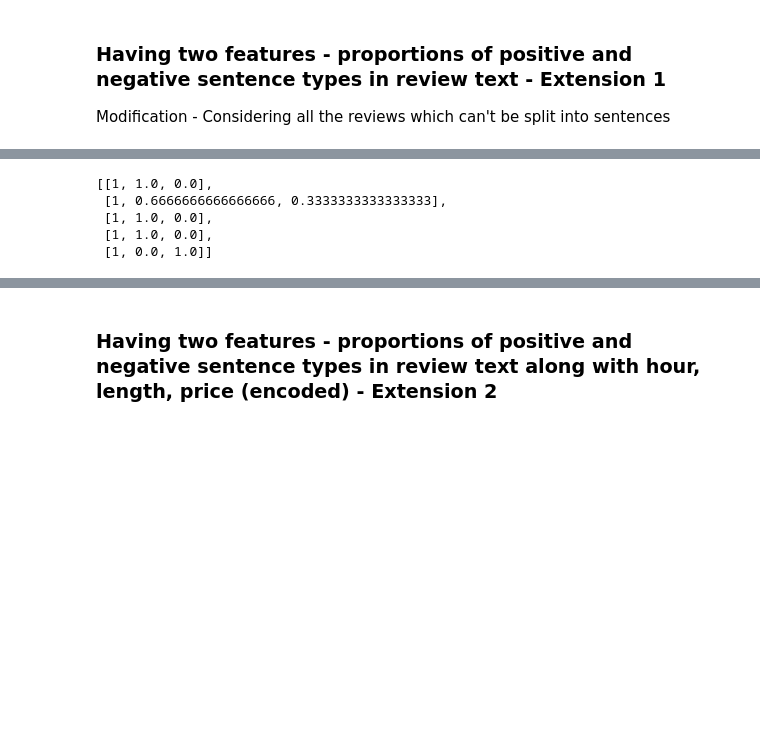
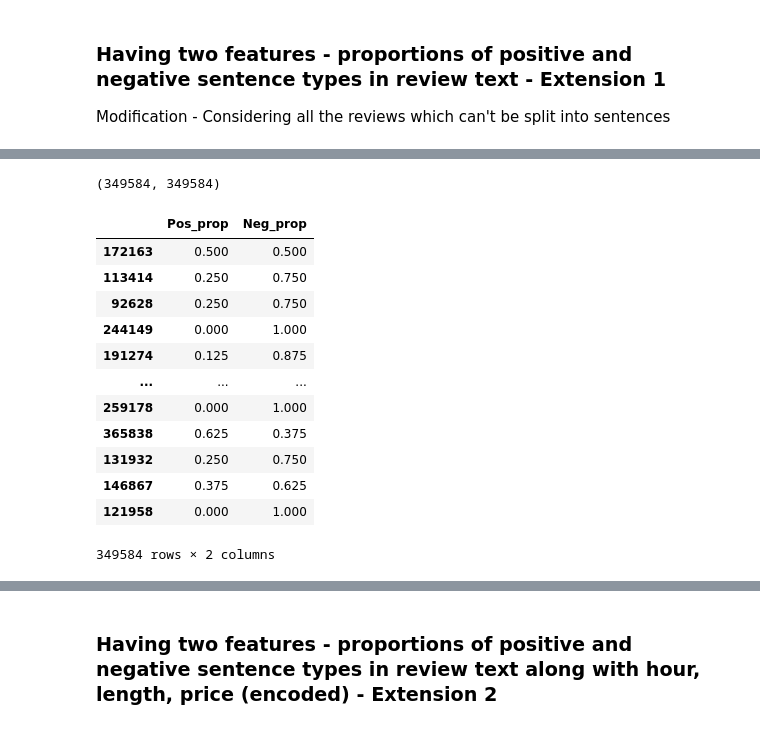
Before and after one commit to NunNunIT/IE212.O11.Group7, a Jupyter notebook: models/model.ipynb, the cells around one changed output, grey strips where cells are left out. Cells and saved outputs as stored; diff of their text form; code cells hidden in the pictures; blank space fills up the shorter version.

Commit message:
Update model & model component

```diff
--- a/models/model.ipynb
+++ b/models/model.ipynb
@@ -344,3 +269,7 @@ len(tr_03), len(va_03), len(te_03)
+# %%
+from sklearn.model_selection import train_test_split
+
+X_train, X_test, y_train, y_test = train_test_split(joined_df, joined_df["rating"], test_size=0.1, random_state=42)
 # %% [markdown]
 ### Having two features - proportions of positive and negative sentence types in review text -> rating - This is the first model in model-03.ipynb
 Ignoring the reviews which can't be split into sentences.
@@ -430,0 +279,6 @@ len(X), len(y)
+# %%
+selected_columns = ["Pos_prop", "Neg_prop"]
+X = X_train[selected_columns].copy()
+y = y_train
+X_te = X_test[selected_columns].copy()
+y_test
@@ -431,11 +298,23 @@ len(X), len(y)
+# %%
+len(X), len(y)
+# %% [output]
+(349584, 349584)
 # %%
-X[:5]
+X
 # %% [output]
+|  | Pos_prop | Neg_prop |
+| 172163 | 0.500 | 0.500 |
+| 113414 | 0.250 | 0.750 |
+| 92628 | 0.250 | 0.750 |
+| 244149 | 0.000 | 1.000 |
+| 191274 | 0.125 | 0.875 |
+| ... | ... | ... |
+| 259178 | 0.000 | 1.000 |
+| 365838 | 0.625 | 0.375 |
+| 131932 | 0.250 | 0.750 |
+| 146867 | 0.375 | 0.625 |
+| 121958 | 0.000 | 1.000 |
-[[1, 1.0, 0.0],
- [1, 0.6666666666666666, 0.3333333333333333],
- [1, 1.0, 0.0],
- [1, 1.0, 0.0],
- [1, 0.0, 1.0]]
+349584 rows × 2 columns
 # %%
 clf = linear_model.Ridge(1.0, fit_intercept=False)  # MSE + 1.0 l2
 clf.fit(X, y)
```
Also changed, not shown: parts of 122 cells of this notebook, 3 other files.
